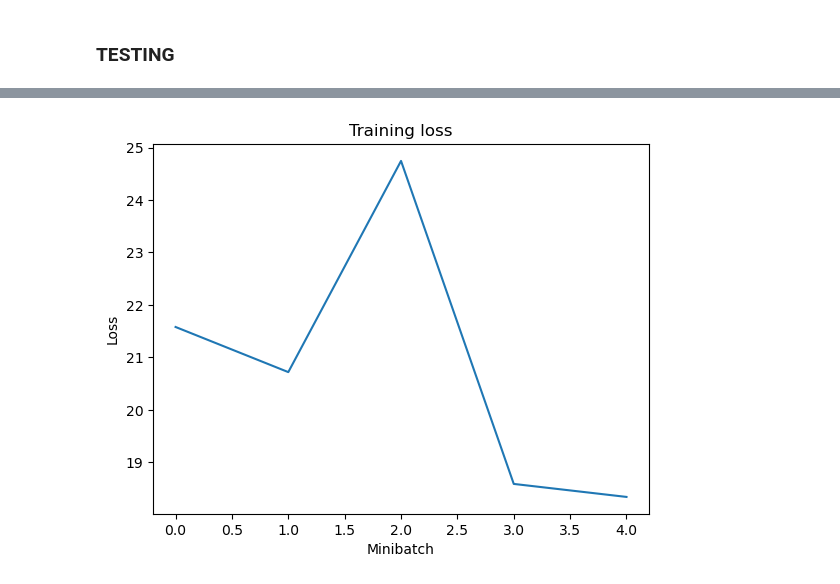
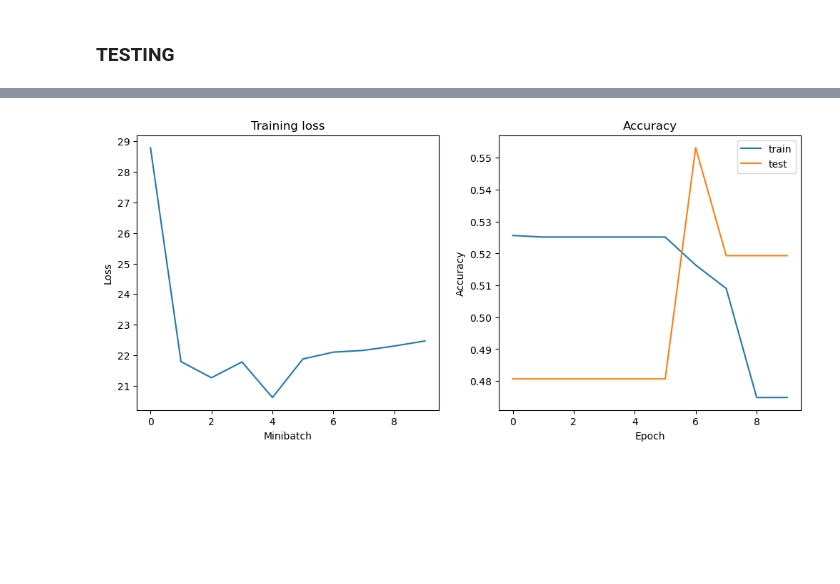
Before and after one commit to GermanButtiero/hotdogs, a Jupyter notebook: IDLCV_Exercise_1_4_hotdog.ipynb, the cells around one changed output, grey strips where cells are left out. Drawn from its saved outputs; the diff is of its cells as text; code cells hidden in the pictures; blank space fills up the shorter version.

```diff
--- a/IDLCV_Exercise_1_4_hotdog.ipynb
+++ b/IDLCV_Exercise_1_4_hotdog.ipynb
@@ -362,7 +364,12 @@ class Network_(nn.Module):
 # %%
-model = Network_()
+# Training parameters
+num_epochs = 5
+learning_rate = 0.001
+batch_size = 64
+
+model = Network(num_epochs, learning_rate, batch_size)
 # optimizer = torch.optim.SGD(model.parameters(), lr=0.01)
-optimizer = torch.optim.Adam(model.parameters(), lr=0.001)
+optimizer = torch.optim.Adam(model.parameters(), lr=learning_rate)
 criterion = nn.CrossEntropyLoss()
 # %%
 num_epochs = 5
@@ -414,9 +421,23 @@ Accuracy train: 74.0%    test: 69.9%
 # %%
+plt.figure(figsize=(12, 5))
+
 #plot losses
+plt.subplot(1,2,1)
 plt.plot(losses)
 plt.xlabel('Minibatch')
 plt.ylabel('Loss')
 plt.title('Training loss')
+
+#plot accuracy
+plt.subplot(1,2,2)
+plt.plot(train_accuracy, label='train')
+plt.plot(test_accuracy, label='test')
+plt.xlabel('Epoch')
+plt.ylabel('Accuracy')
+plt.title('Accuracy')
+plt.legend()
+
+
 plt.show()
 # %% [output]
-[figure, old version]
+[figure, new version]
```
Also changed, not shown: parts of 15 cells of this notebook.
